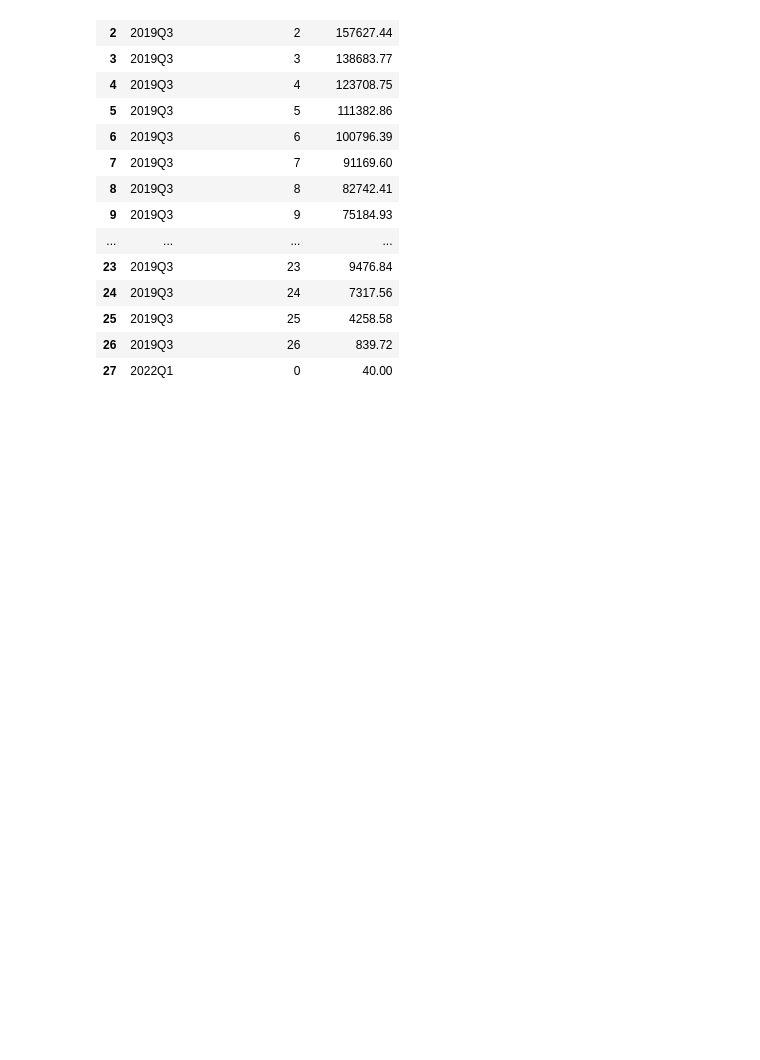
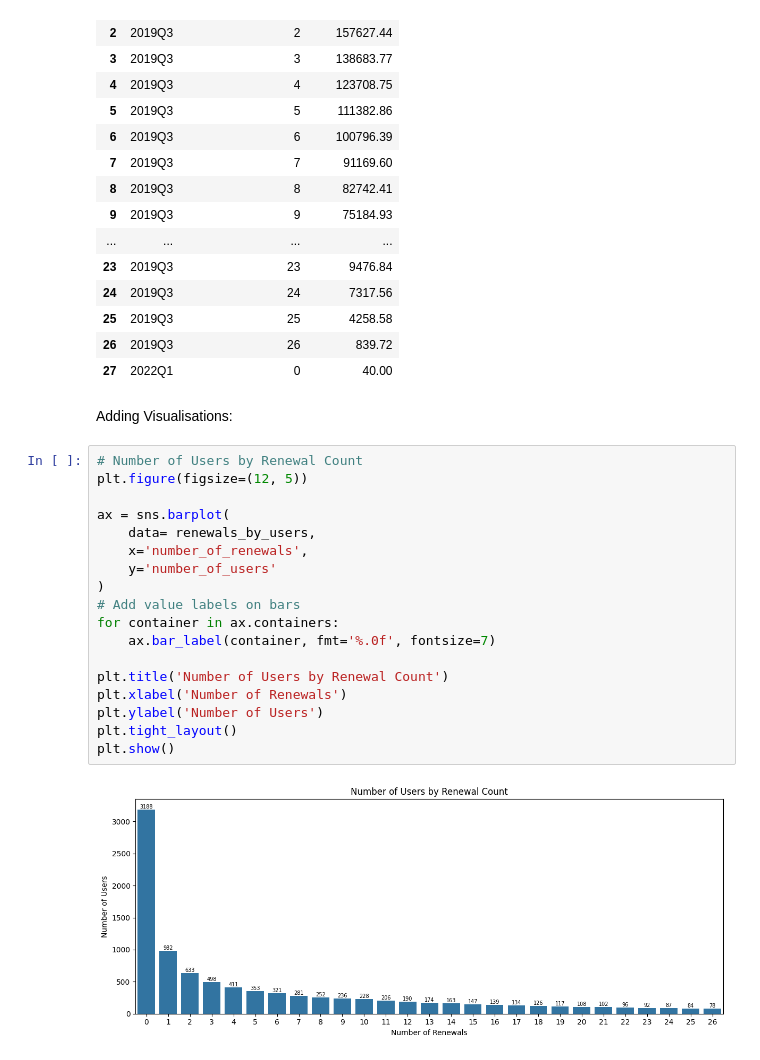
Before and after one commit to apetrovska/subscription-analysis, a Jupyter notebook: subscription_analysis_python.ipynb, the cells around one changed output. Cells and saved outputs as stored; diff of their text form; blank space fills up the shorter version.

Commit message:
add Python analysis notebook with pandas and seaborn visualizations

```diff
--- a/subscription_analysis_python.ipynb
+++ b/subscription_analysis_python.ipynb
@@ -246,3 +246,25 @@ cohort_revenue.head(30)
 | 25 | 2019Q3 | 25 | 4258.58 |
 | 26 | 2019Q3 | 26 | 839.72 |
 | 27 | 2022Q1 | 0 | 40.00 |
+# %% [markdown]
+Adding Visualisations:
+# %%
+# Number of Users by Renewal Count
+plt.figure(figsize=(12, 5))
+
+ax = sns.barplot(
+    data= renewals_by_users,
+    x='number_of_renewals',
+    y='number_of_users'
+)
+# Add value labels on bars
+for container in ax.containers:
+    ax.bar_label(container, fmt='%.0f', fontsize=7)
+
+plt.title('Number of Users by Renewal Count')
+plt.xlabel('Number of Renewals')
+plt.ylabel('Number of Users')
+plt.tight_layout()
+plt.show()
+# %% [output]
+[figure, added]
```
Also changed, not shown: parts of 5 cells of this notebook.
